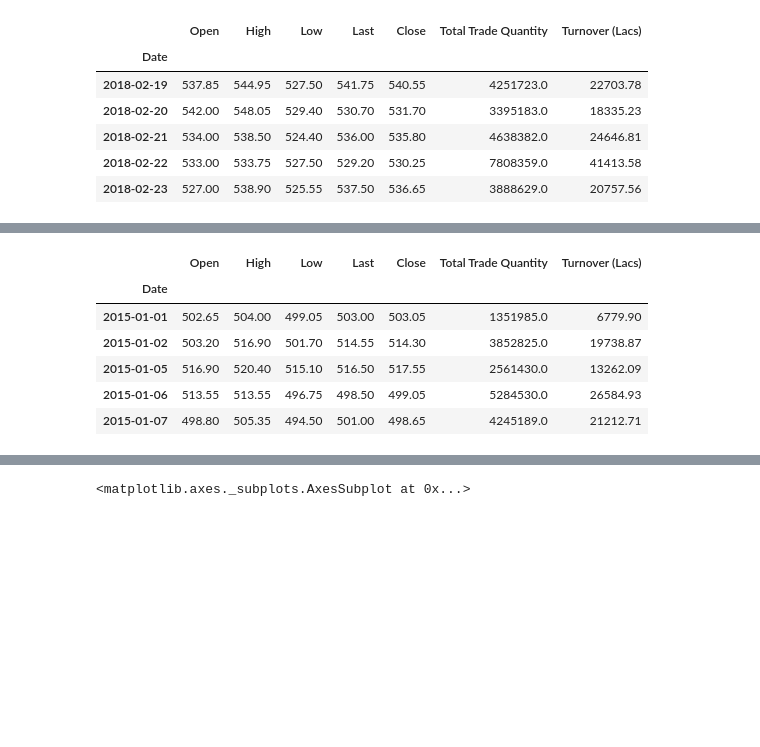
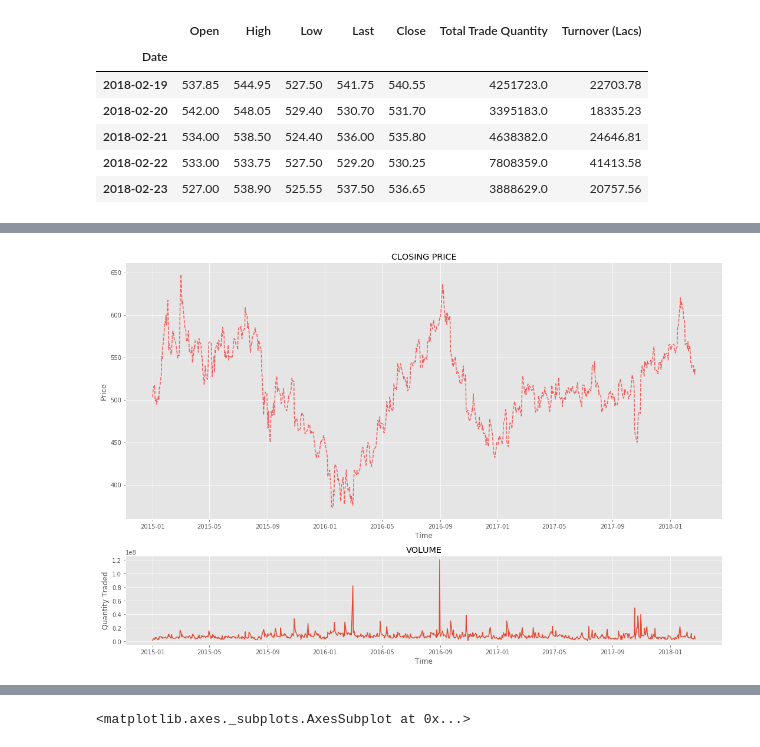
Before and after one commit to Ashish-Siyag/Data-science, a Jupyter notebook: Stock Analysis/Axis Bank Stock.ipynb, the cells around one changed output, grey strips where cells are left out. Cells and saved outputs as stored; diff of their text form; code cells hidden in the pictures; blank space fills up the shorter version.

```diff
--- a/Stock Analysis/Axis Bank Stock.ipynb
+++ b/Stock Analysis/Axis Bank Stock.ipynb
@@ -83,10 +33,24 @@ Max daily change was -0.09480658676800147 observed on 2017-10-18 00:00:00
-# %%
-axis_data.head()
-# %% [output]
-|  | Open | High | Low | Last | Close | Total Trade Quantity | Turnover (Lacs) |
-| Date |  |  |  |  |  |  |  |
-| 2015-01-01 | 502.65 | 504.00 | 499.05 | 503.00 | 503.05 | 1351985.0 | 6779.90 |
-| 2015-01-02 | 503.20 | 516.90 | 501.70 | 514.55 | 514.30 | 3852825.0 | 19738.87 |
-| 2015-01-05 | 516.90 | 520.40 | 515.10 | 516.50 | 517.55 | 2561430.0 | 13262.09 |
-| 2015-01-06 | 513.55 | 513.55 | 496.75 | 498.50 | 499.05 | 5284530.0 | 26584.93 |
-| 2015-01-07 | 498.80 | 505.35 | 494.50 | 501.00 | 498.65 | 4245189.0 | 21212.71 |
+# %%
+plt.figure(figsize = (15,10))
+
+ax1 = plt.subplot2grid((10,10),(0,0), rowspan = 7,colspan =10)
+plt.xlabel('Time')
+plt.ylabel('Price')
+plt.title('CLOSING PRICE')
+
+ax2 = plt.subplot2grid((10,10),(7,0),rowspan = 3, colspan = 10)
+plt.xlabel('Time')
+plt.ylabel('Quantity Traded')
+plt.title('VOLUME')
+
+ax1.plot(axis_data['Close'], linestyle = '--',color = 'r', alpha = 0.6)
+ax2.plot(axis_data['Total Trade Quantity'])
+
+ax1.grid(True)
+ax2.grid(True)
+
+
+plt.tight_layout()
+plt.show()
+# %% [output]
+[figure, added]
```
Also changed, not shown: parts of 17 cells of this notebook, 1 other file.
